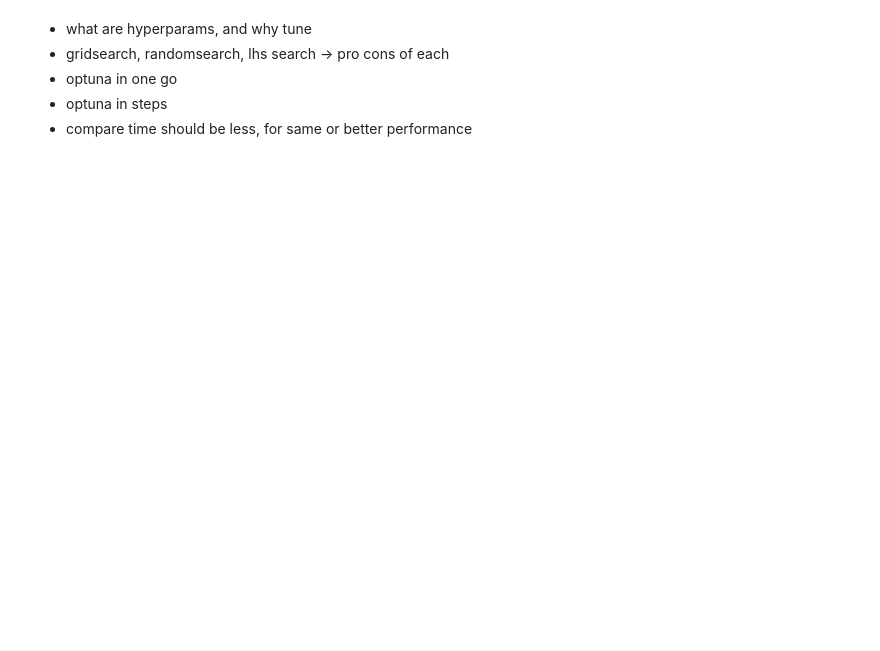
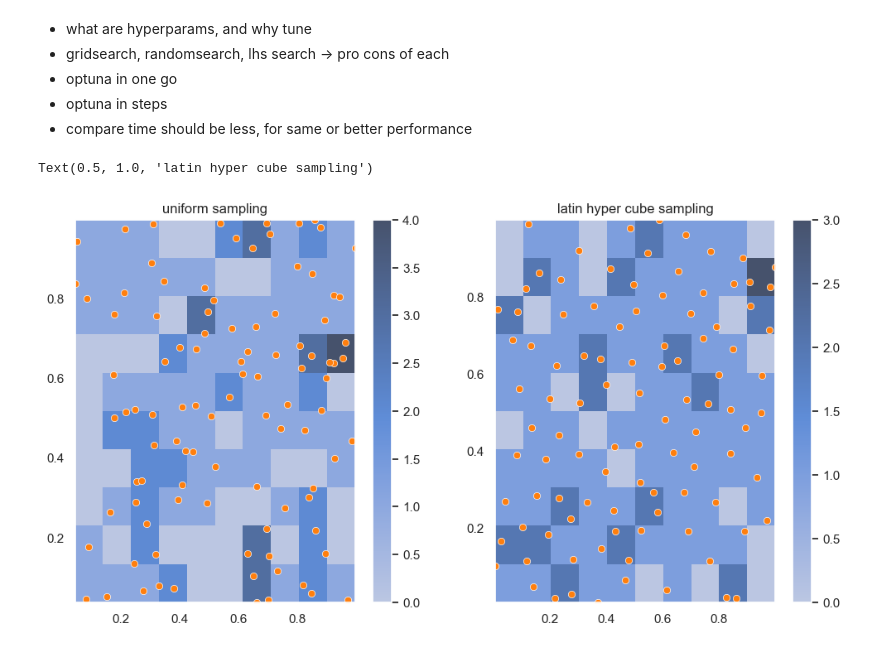
Before and after one commit to jope35/hypershotgun-blog, a Jupyter notebook: posts/stepcat/stepcat.ipynb, the cells around one changed output. Cells and saved outputs as stored; diff of their text form; code cells hidden in the pictures; blank space fills up the shorter version.

```diff
--- a/posts/stepcat/stepcat.ipynb
+++ b/posts/stepcat/stepcat.ipynb
@@ -26,3 +28,10 @@ N_TRIALS = 20
+# %%
+sns.set_theme(style="darkgrid")
+
+
+warnings.filterwarnings("ignore", category=FutureWarning)
+FIGSIZE = (12, 6)
+N_TRIALS = 20
 # %%
 # fetch data set
 ID = 1461
@@ -73,3 +83,27 @@ test_pool.quantize()
 - optuna in one go
 - optuna in steps
 - compare time should be less, for same or better performance
+# %%
+uni = np.random.uniform(0, 1, (100, 2))
+
+sampler = qmc.LatinHypercube(d=2, optimization="lloyd")
+lhs_sample = sampler.random(n=100)
+# %%
+_, ax = plt.subplots(1, 2, figsize=FIGSIZE)
+
+
+curr_ax = ax[0]
+sns.histplot(x=uni[:, 0], y=uni[:, 1], bins=10, ax=curr_ax, cbar=True, thresh=None)
+sns.scatterplot(x=uni[:, 0], y=uni[:, 1], ax=curr_ax, color="tab:orange")
+curr_ax.set_title("uniform sampling")
+
+
+curr_ax = ax[1]
+sns.histplot(
+    x=lhs_sample[:, 0], y=lhs_sample[:, 1], bins=10, ax=curr_ax, cbar=True, thresh=None
+)
+sns.scatterplot(x=lhs_sample[:, 0], y=lhs_sample[:, 1], ax=curr_ax, color="tab:orange")
+curr_ax.set_title("latin hyper cube sampling")
+# %% [output]
+Text(0.5, 1.0, 'latin hyper cube sampling')
+[figure, added]
```
Also changed, not shown: parts of 9 cells of this notebook, 1 other file.
